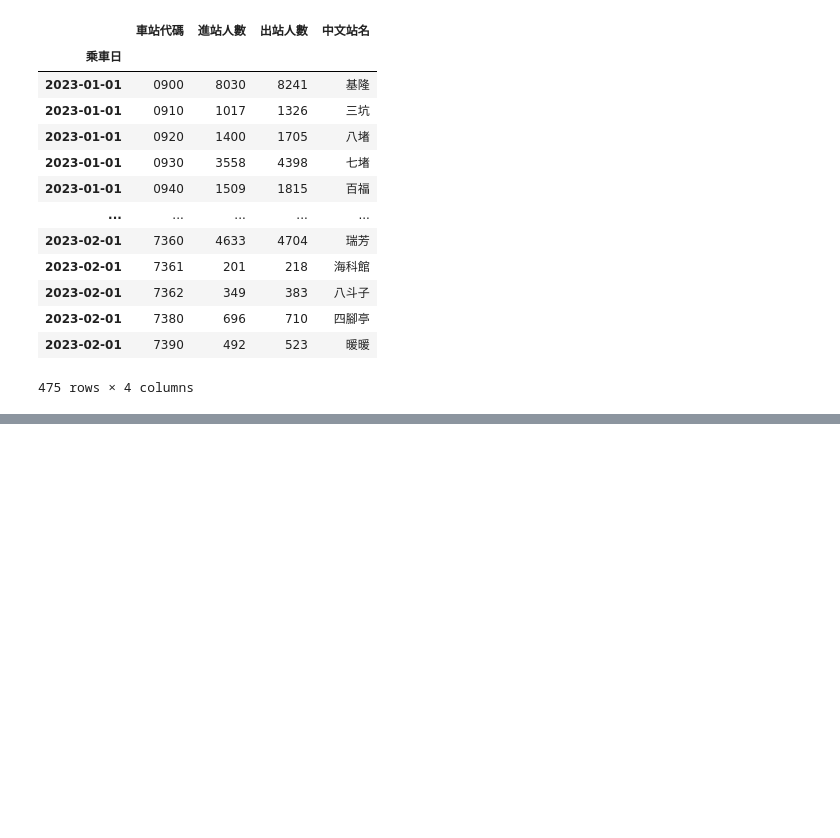
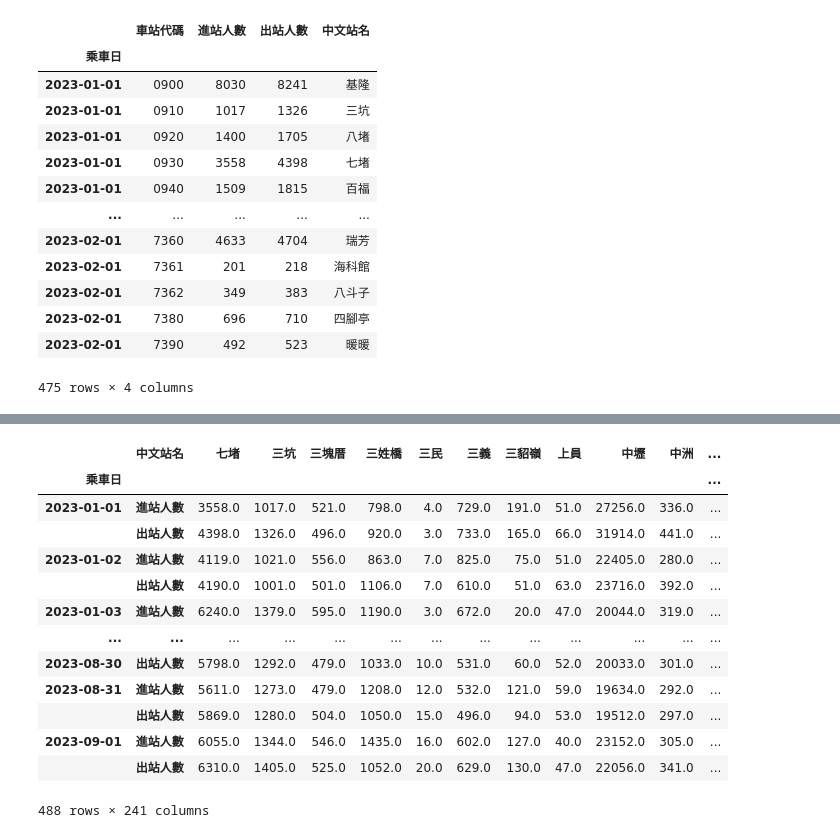
Before and after one commit to spinomics/2023_0723_am, a Jupyter notebook: lesson 21_6.ipynb, the cells around one changed output, grey strips where cells are left out. Cells and saved outputs as stored; diff of their text form; code cells hidden in the pictures; blank space fills up the shorter version.

```diff
--- a/lesson 21_6.ipynb
+++ b/lesson 21_6.ipynb
@@ -188,0 +224,12 @@ mergeFrame1.loc[['2023-01','2023-02']]
+# %%
+def to_float1(v):
+    v = int(v)
+    if v >= 1000:
+        return '超過1000人'
+    else:
+        return '少於1000人'
+
+mergeFrame['訊息'] = mergeFrame['進站人數'].map(to_float1)
+# %%
+mergeFrame['進站人數'] = mergeFrame['進站人數'].astype(int)
+mergeFrame['出站人數'] = mergeFrame['出站人數'].astype(int)
@@ -188,0 +252,3 @@ mergeFrame1.loc[['2023-01','2023-02']]
+# %%
+mergeFrame2 = mergeFrame.set_index(["乘車日","中文站名"]).drop(columns=['車站代碼','訊息'])
+mergeFrame2
@@ -188,0 +270,17 @@ mergeFrame1.loc[['2023-01','2023-02']]
+# %%
+mergeFrame2.stack().unstack(level='中文站名')
+# %% [output]
+|  | 中文站名 | 七堵 | 三坑 | 三塊厝 | 三姓橋 | 三民 | 三義 | 三貂嶺 | 上員 | 中壢 | 中洲 | ... |
+| 乘車日 |  |  |  |  |  |  |  |  |  |  |  | ... |
+| 2023-01-01 | 進站人數 | 3558.0 | 1017.0 | 521.0 | 798.0 | 4.0 | 729.0 | 191.0 | 51.0 | 27256.0 | 336.0 | ... |
+|  | 出站人數 | 4398.0 | 1326.0 | 496.0 | 920.0 | 3.0 | 733.0 | 165.0 | 66.0 | 31914.0 | 441.0 | ... |
+| 2023-01-02 | 進站人數 | 4119.0 | 1021.0 | 556.0 | 863.0 | 7.0 | 825.0 | 75.0 | 51.0 | 22405.0 | 280.0 | ... |
+|  | 出站人數 | 4190.0 | 1001.0 | 501.0 | 1106.0 | 7.0 | 610.0 | 51.0 | 63.0 | 23716.0 | 392.0 | ... |
+| 2023-01-03 | 進站人數 | 6240.0 | 1379.0 | 595.0 | 1190.0 | 3.0 | 672.0 | 20.0 | 47.0 | 20044.0 | 319.0 | ... |
+| ... | ... | ... | ... | ... | ... | ... | ... | ... | ... | ... | ... | ... |
+| 2023-08-30 | 出站人數 | 5798.0 | 1292.0 | 479.0 | 1033.0 | 10.0 | 531.0 | 60.0 | 52.0 | 20033.0 | 301.0 | ... |
+| 2023-08-31 | 進站人數 | 5611.0 | 1273.0 | 479.0 | 1208.0 | 12.0 | 532.0 | 121.0 | 59.0 | 19634.0 | 292.0 | ... |
+|  | 出站人數 | 5869.0 | 1280.0 | 504.0 | 1050.0 | 15.0 | 496.0 | 94.0 | 53.0 | 19512.0 | 297.0 | ... |
+| 2023-09-01 | 進站人數 | 6055.0 | 1344.0 | 546.0 | 1435.0 | 16.0 | 602.0 | 127.0 | 40.0 | 23152.0 | 305.0 | ... |
+|  | 出站人數 | 6310.0 | 1405.0 | 525.0 | 1052.0 | 20.0 | 629.0 | 130.0 | 47.0 | 22056.0 | 341.0 | ... |
+488 rows × 241 columns
```
Also changed, not shown: parts of 7 cells of this notebook, 1 other file.
